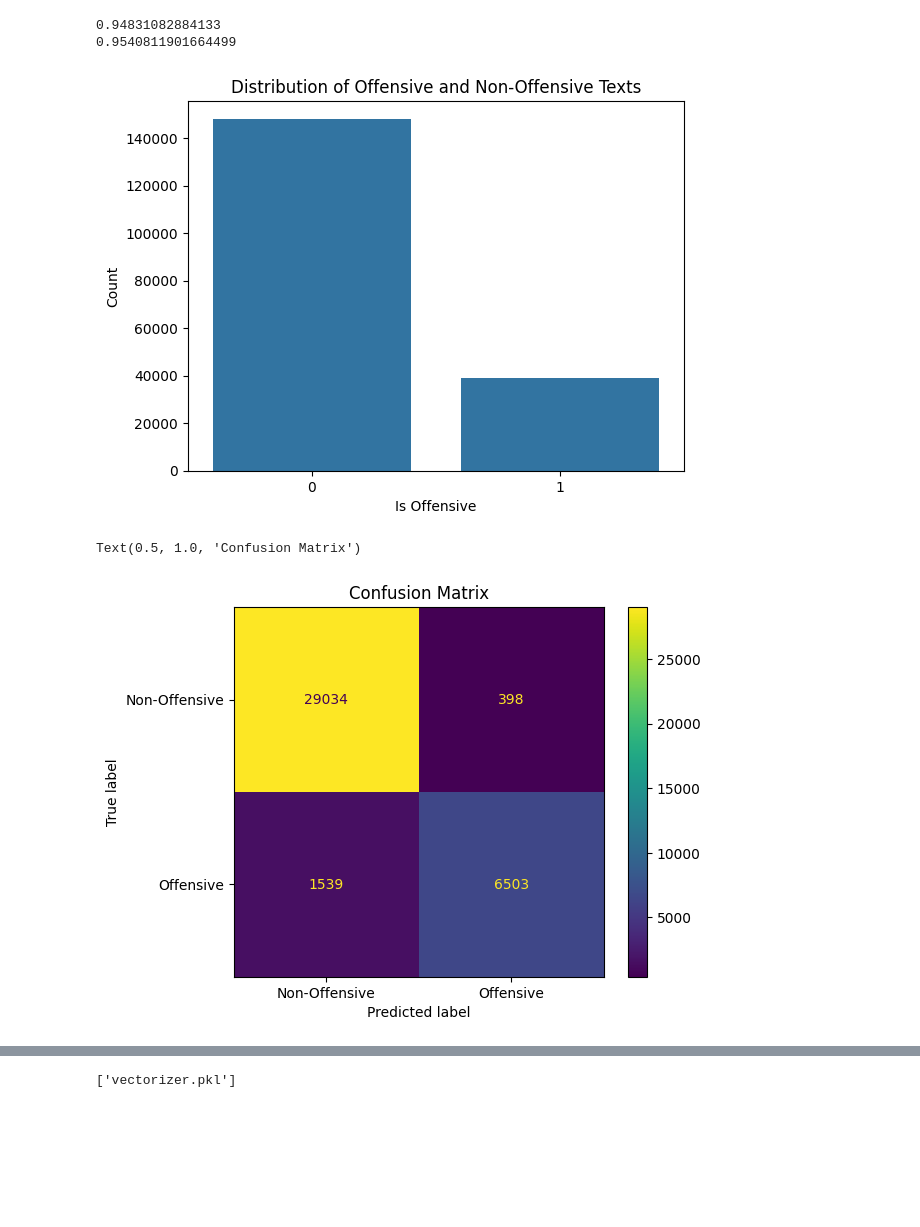
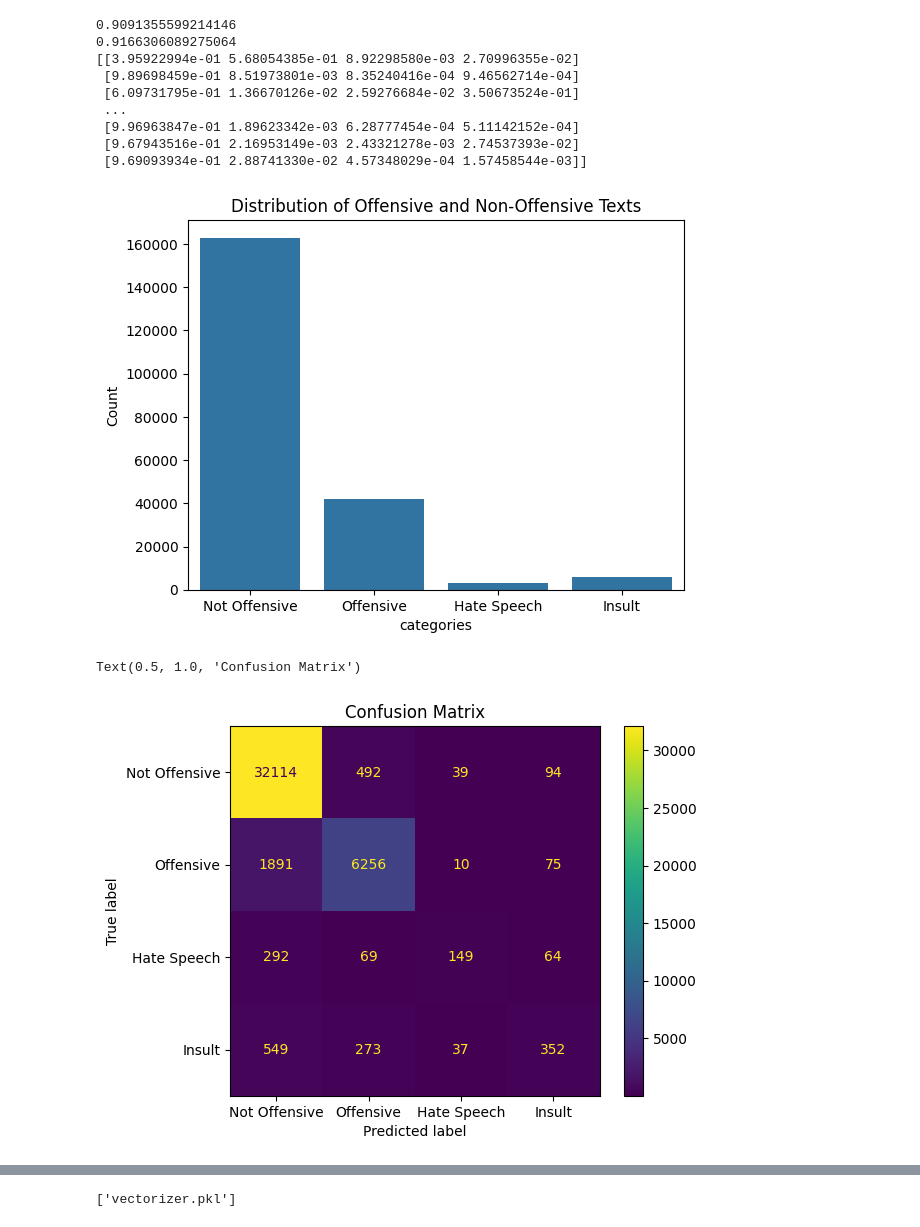
Before and after one commit to AyaMaya067/FINALTUGASML, a Jupyter notebook: Main.ipynb, the cells around one changed output, grey strips where cells are left out. Drawn from its saved outputs; the diff is of its cells as text; code cells hidden in the pictures; blank space fills up the shorter version.

Commit message:
updated to include confidence score and stuff

```diff
--- a/Main.ipynb
+++ b/Main.ipynb
@@ -14,6 +15,22 @@ from nltk.corpus import stopwords
 
 #nltk.download('stopwords') #comment out when already installed
 # %%
-dataeng=pd.read_csv('nonoword.csv')#no saying nono words!
-dataeng.head() #give data head
+dataeng1=pd.read_csv('nonoword.csv')#no saying nono words!
+dataeng1 = dataeng1.rename(columns={'is_offensive': 'category'})
+dataeng2=pd.read_csv('olid.csv')
+def map_olid(row): #remap data
+    if row['subtask_a']=='NOT':
+        return 0
+    elif row['subtask_b']=='UNT':
+        return 1
+    elif row['subtask_c']=='IND':
+        return 4
+    elif row['subtask_c']=='GRP':
+        return 3
+    else:
+        return 1
+dataeng2['category'] = dataeng2.apply(map_olid, axis=1) #apply remap
+dataeng2 = dataeng2.rename(columns={'tweet': 'text'})[['text', 'category']] #rename tweetr and drop other than tetxt and category
+dataeng=pd.concat([dataeng1,dataeng2])#gabungin data eng
+dataeng.head()
 # %% [output]
@@ -90,6 +113,6 @@ dataindo.head()#give data head
 data=pd.concat([dataeng,dataindo])#gabungin bindo sama beng
 data = data.sample(frac=1).reset_index(drop=True)#shuffle dataset biar pas ditrain g bias satu bahasa
 x=data['text'] #x is text
-y=data['is_offensive'] #y is is_offensive
+y=data['category'] #y is category
 data.head()#give data head
 # %% [output]
@@ -105,31 +128,42 @@ vector = vectorizer(max_features=5000, analyzer='char', ngram_range=(3,5)) #vect
 x_train_vector = vector.fit_transform(x_train) #fit the vectorizer to the training data and transform it into a matrix of token counts (autogenerated comment)
 x_test_vector = vector.transform(x_test)
 # %%
-model=LinearSVC() #pake linear svc dibanding model yang lain soalnya lebih bagus sama cepet
+model=CalibratedClassifierCV(LinearSVC()) #pake linear svc dibanding model yang lain soalnya lebih bagus sama cepet sama pake calibrated biar tau confidence scorenya
 model.fit(x_train_vector, y_train) #model fitting to training data
-print(accuracy_score(y_test, model.predict(x_test_vector)))#0.9475636441265944
-print(accuracy_score(y_train, model.predict(x_train_vector)))#0.9546936202178462
+print(accuracy_score(y_test, model.predict(x_test_vector)))
+print(accuracy_score(y_train, model.predict(x_train_vector)))
+confidence_scores = model.predict_proba(x_test_vector) #get confidence scores for test data
+print(confidence_scores)
 # %% [output]
-0.94831082884133
-0.9540811901664499
+0.9091355599214146
+0.9166306089275064
+[[3.95922994e-01 5.68054385e-01 8.92298580e-03 2.70996355e-02]
+ [9.89698459e-01 8.51973801e-03 8.35240416e-04 9.46562714e-04]
+ [6.09731795e-01 1.36670126e-02 2.59276684e-02 3.50673524e-01]
+ ...
+ [9.96963847e-01 1.89623342e-03 6.28777454e-04 5.11142152e-04]
+ [9.67943516e-01 2.16953149e-03 2.43321278e-03 2.74537393e-02]
+ [9.69093934e-01 2.88741330e-02 4.57348029e-04 1.57458544e-03]]
 # %%
 #plot
-sb.countplot(x=data['is_offensive'])
+category_names = {0: 'Not Offensive', 1: 'Offensive', 3: 'Hate Speech', 4: 'Insult'}
+data['label'] = data['category'].map(category_names) #map category numbers to labels for better visualization
+sb.countplot(x=data['label'])
 plt.title('Distribution of Offensive and Non-Offensive Texts')
-plt.xlabel('Is Offensive')
+plt.xlabel('categories')
 plt.ylabel('Count')
 plt.show()
 # %% [output]
-[figure, old version]
+[figure, new version]
 # %%
 #confusion matrix
 cm= metrics.confusion_matrix(y_test, model.predict(x_test_vector))
-display=metrics.ConfusionMatrixDisplay(confusion_matrix=cm, display_labels=['Non-Offensive', 'Offensive'])
+display = metrics.ConfusionMatrixDisplay(confusion_matrix=cm, display_labels=['Not Offensive','Offensive','Hate Speech','Insult'])
 display.plot()
 plt.title('Confusion Matrix')
 # %% [output]
 Text(0.5, 1.0, 'Confusion Matrix')
-[figure, old version]
+[figure, new version]
 # %%
 #most common words
 from collections import Counter
```
Also changed, not shown: parts of 8 cells of this notebook, 4 other files.
